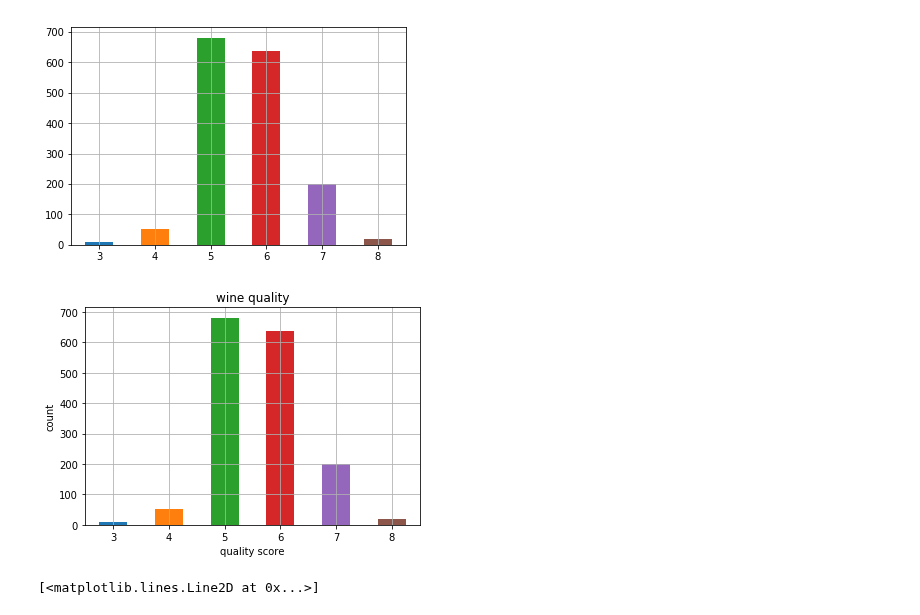
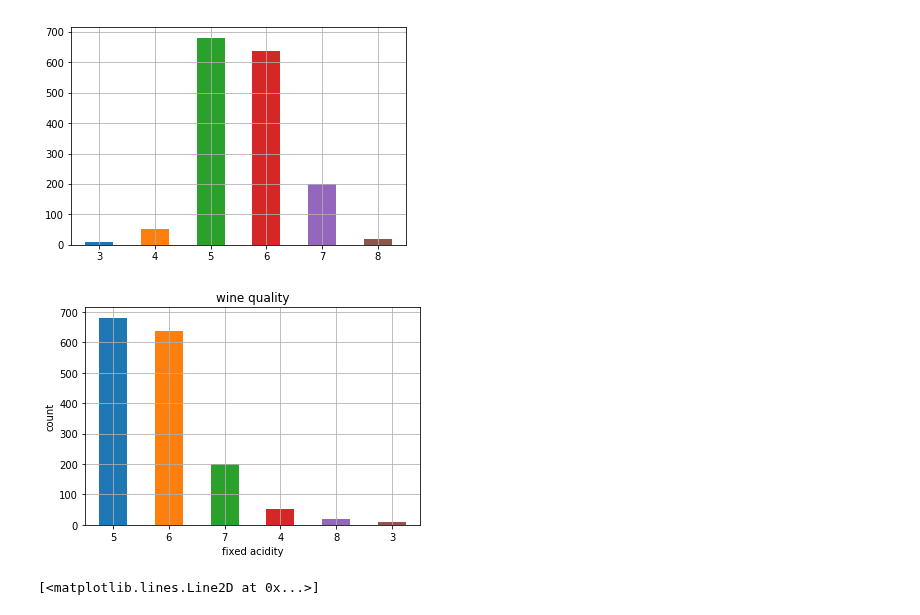
Before and after one commit to SANYAM1996/scatter-plotter, a Jupyter notebook: wine quality_red.ipynb, the cells around one changed output. Drawn from its saved outputs; the diff is of its cells as text; code cells hidden in the pictures.

```diff
--- a/wine quality_red.ipynb
+++ b/wine quality_red.ipynb
@@ -128,13 +129,15 @@ plt.show()
 # %% [output]
 [figure]
 # %%
-sorted_values.plot(kind = 'bar')
+
+data['quality'].value_counts().plot(kind = 'bar')
+
 plt.xticks(rotation = 0)
-plt.xlabel('quality score')
+plt.xlabel('fixed acidity')
 plt.ylabel('count')
 plt.title('wine quality')
 plt.grid(True)
 plt.show()
 # %% [output]
-[figure, old version]
+[figure, new version]
 # %%
```
Also changed, not shown: parts of 9 cells of this notebook.
